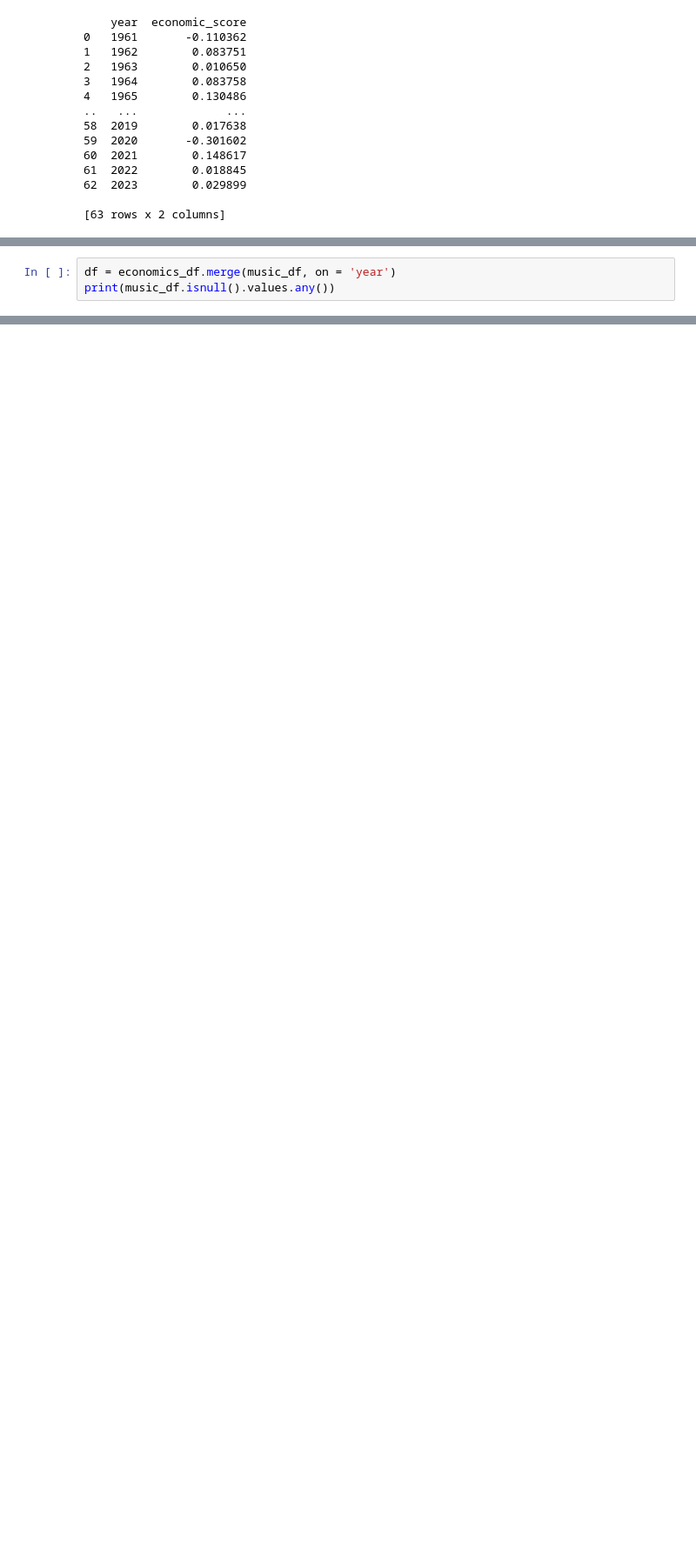
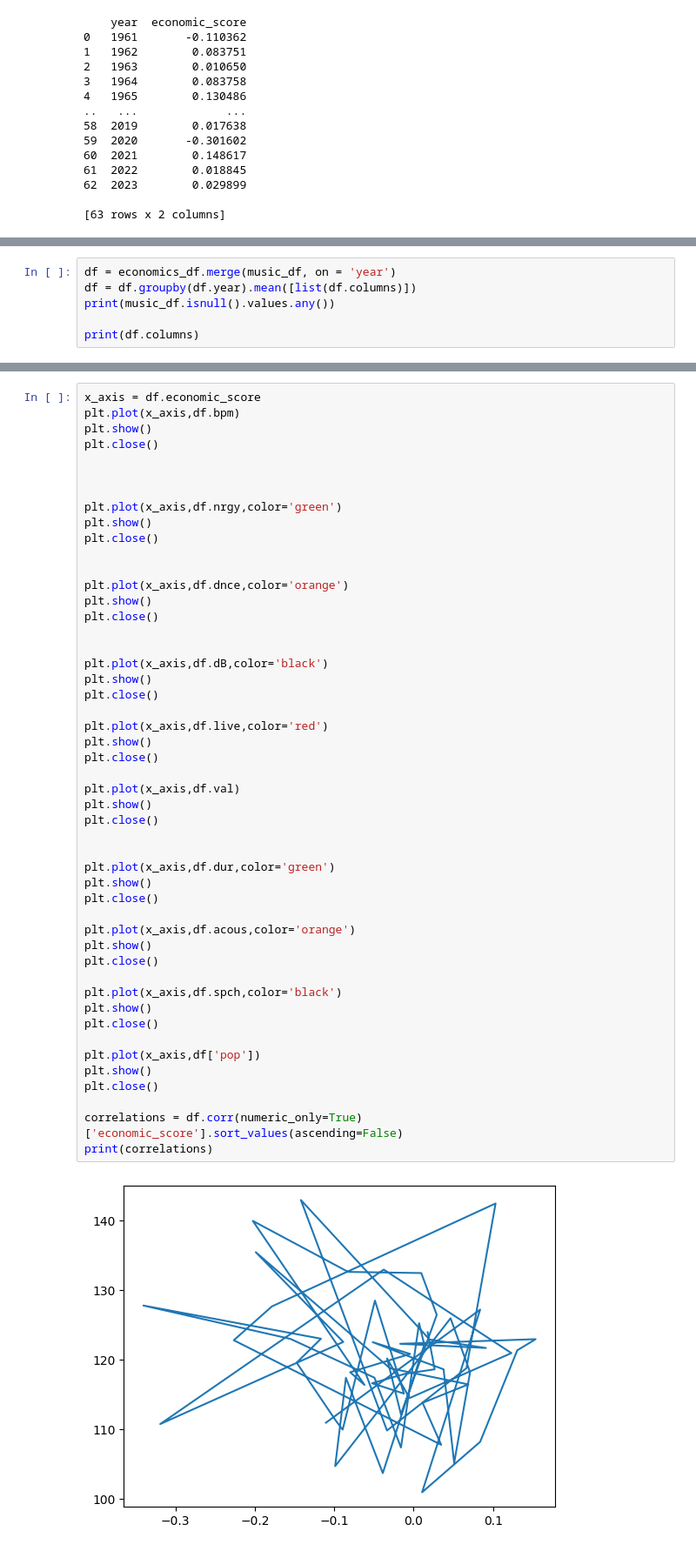
Before and after one commit to SubaitaM/sounds-of-the-economy, a Jupyter notebook: songs_of_the_economy.ipynb, the cells around one changed output, grey strips where cells are left out. Shown at 87% size. Drawn from its saved outputs; the diff is of its cells as text; blank space fills up the shorter version.

```diff
--- a/songs_of_the_economy.ipynb
+++ b/songs_of_the_economy.ipynb
@@ -75,6 +80,9 @@ Index(['year', 'bpm', 'nrgy', 'dnce', 'dB', 'live', 'val', 'dur', 'acous',
 False
 # %%
 df = economics_df.merge(music_df, on = 'year')
+df = df.groupby(df.year).mean([list(df.columns)])
 print(music_df.isnull().values.any())
+
+print(df.columns)
 # %% [output]
 False
@@ -80,0 +92,51 @@ False
+# %%
+x_axis = df.economic_score
+plt.plot(x_axis,df.bpm)
+plt.show()
+plt.close()
+
+
+
+plt.plot(x_axis,df.nrgy,color='green')
+plt.show()
+plt.close()
+
+
+plt.plot(x_axis,df.dnce,color='orange')
+plt.show()
+plt.close()
+
+
+plt.plot(x_axis,df.dB,color='black')
+plt.show()
+plt.close()
+
+plt.plot(x_axis,df.live,color='red')
+plt.show()
+plt.close()
+
+plt.plot(x_axis,df.val)
+plt.show()
+plt.close()
+
+
+plt.plot(x_axis,df.dur,color='green')
+plt.show()
+plt.close()
+
+plt.plot(x_axis,df.acous,color='orange')
+plt.show()
+plt.close()
+
+plt.plot(x_axis,df.spch,color='black')
+plt.show()
+plt.close()
+
+plt.plot(x_axis,df['pop'])
+plt.show()
+plt.close()
+
+correlations = df.corr(numeric_only=True)['economic_score'].sort_values(ascending=False)
+print(correlations)
+# %% [output]
+[figure, added]
```
Also changed, not shown: parts of 4 cells of this notebook.
